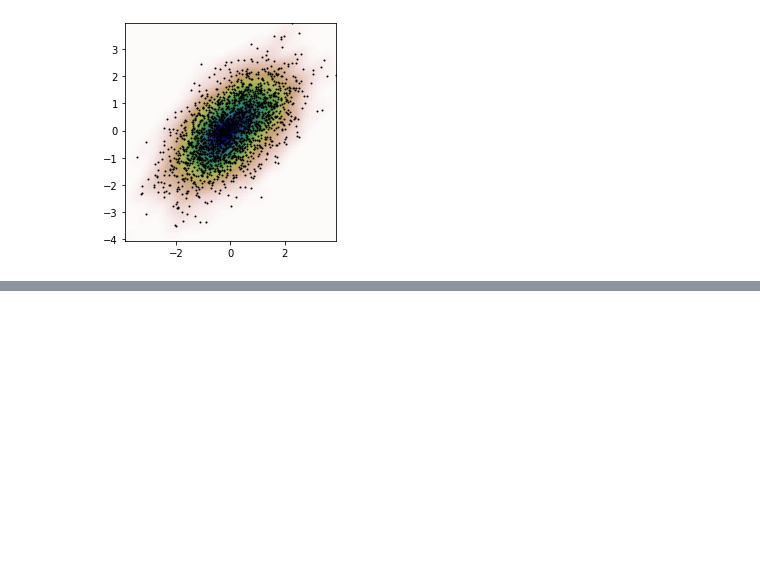
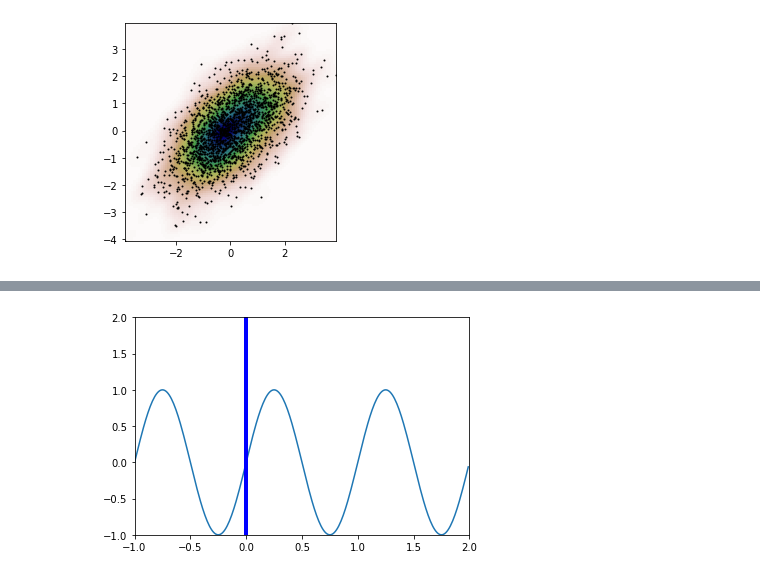
Before and after one commit to biolchen/biologistLearningPython, a Jupyter notebook: matplotlib/00-Basics/subplot.ipynb, the cells around one changed output, grey strips where cells are left out. Saved outputs shown, nothing was run; the diff lists cells and outputs as text; code cells hidden in the pictures; blank space fills up the shorter version.

```diff
--- a/matplotlib/00-Basics/subplot.ipynb
+++ b/matplotlib/00-Basics/subplot.ipynb
@@ -389,0 +413,8 @@ plt.show()
+# %%
+# draw a thick blue vline at x=0 that spans the upper quadrant of the yrange
+plt.plot(t, s)
+l = plt.axvline(x=0, ymin=0, linewidth=4, color='b')
+plt.axis([-1, 2, -1, 2])
+plt.show()
+# %% [output]
+[figure, added]
```
Also changed, not shown: parts of 17 cells of this notebook, 13 other files.
